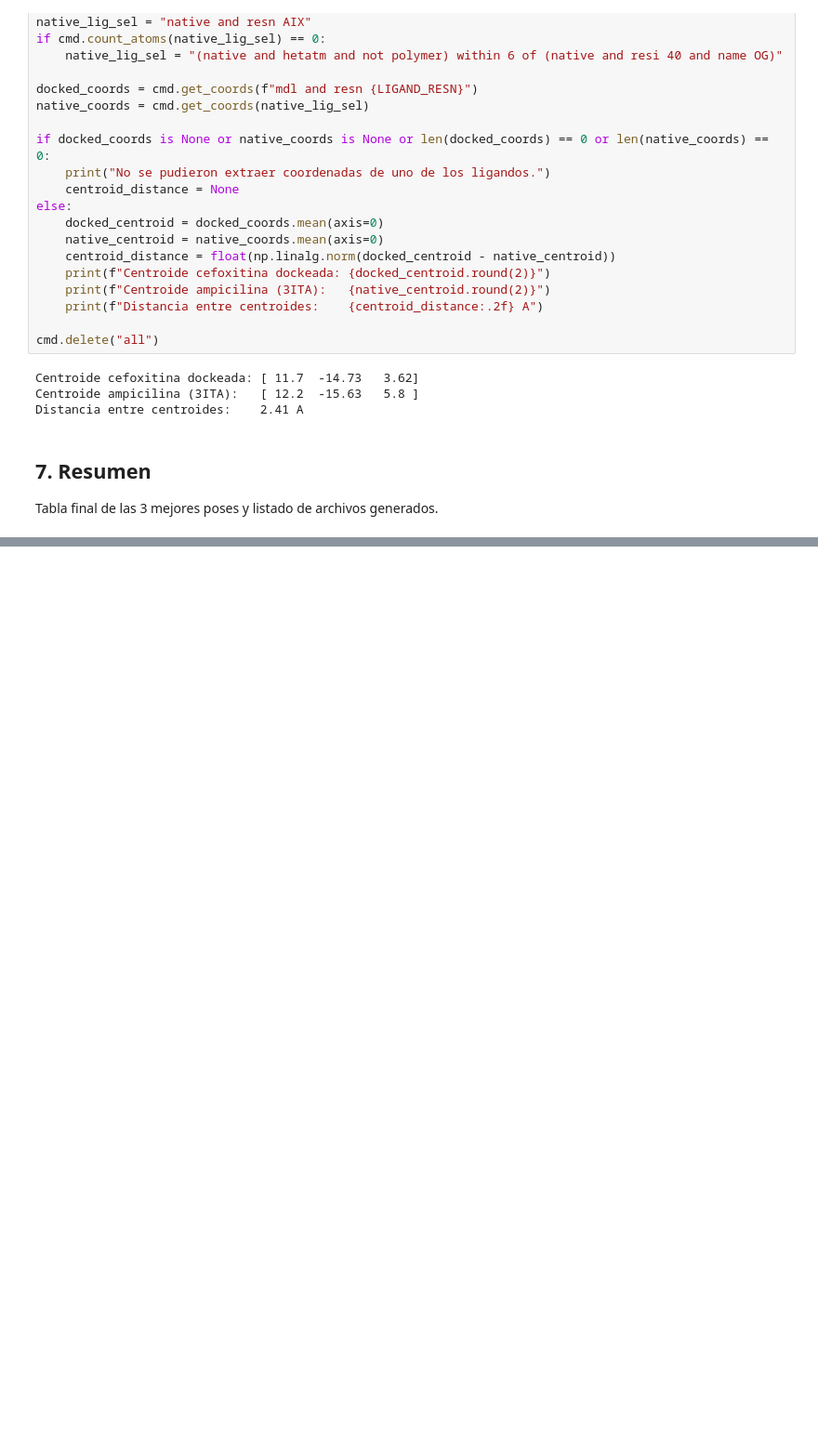
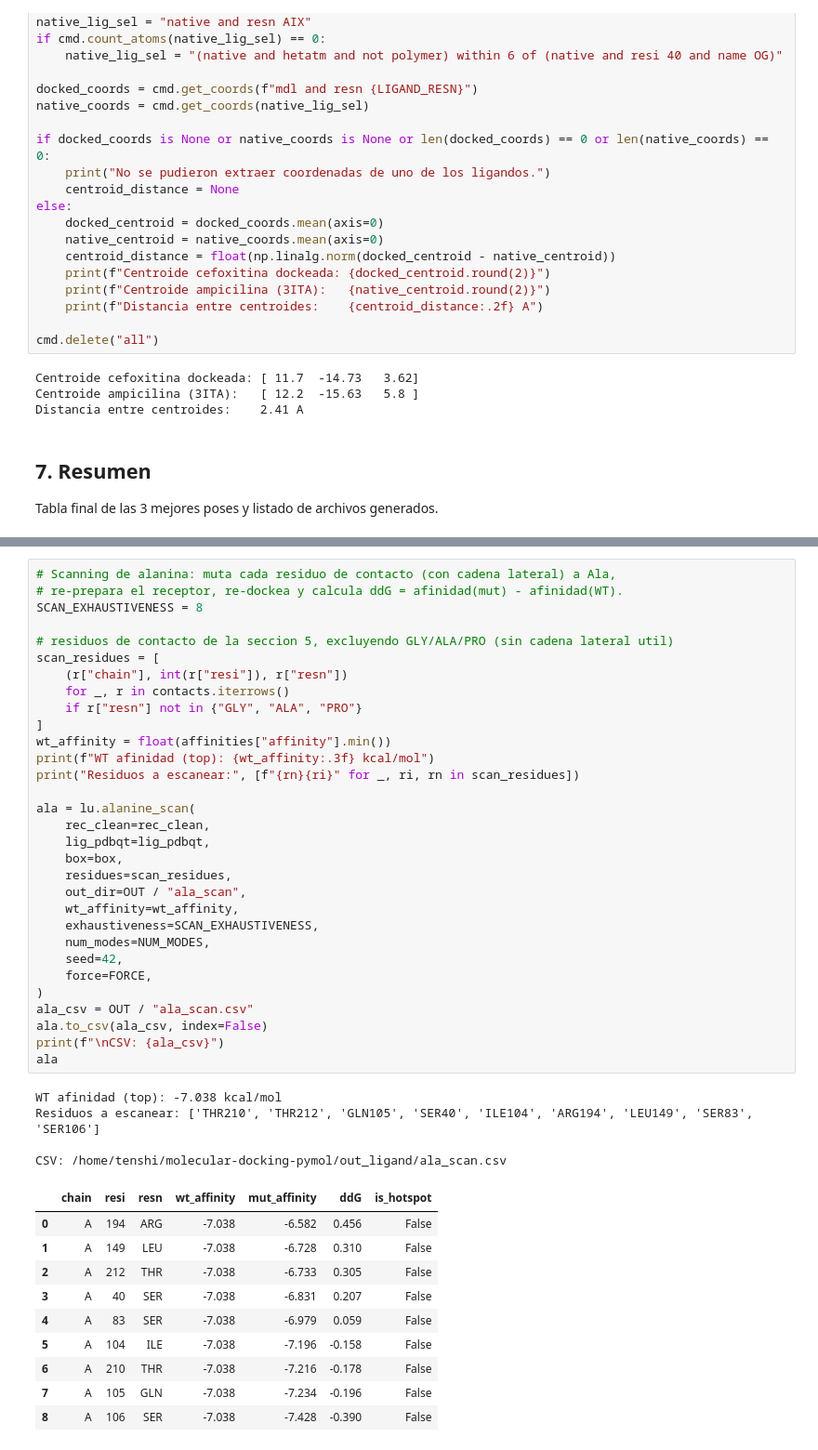
Before and after one commit to rralbertoroman/molecular-docking-pymol, a Jupyter notebook: ligand_docking.ipynb, the cells around one changed output, grey strips where cells are left out. Shown at 93% size. Drawn from its saved outputs; the diff is of its cells as text; blank space fills up the shorter version.

```diff
--- a/ligand_docking.ipynb
+++ b/ligand_docking.ipynb
@@ -397,0 +485,46 @@ Archivos generados:
+# %%
+# Scanning de alanina: muta cada residuo de contacto (con cadena lateral) a Ala,
+# re-prepara el receptor, re-dockea y calcula ddG = afinidad(mut) - afinidad(WT).
+SCAN_EXHAUSTIVENESS = 8
+
+# residuos de contacto de la seccion 5, excluyendo GLY/ALA/PRO (sin cadena lateral util)
+scan_residues = [
+    (r["chain"], int(r["resi"]), r["resn"])
+    for _, r in contacts.iterrows()
+    if r["resn"] not in {"GLY", "ALA", "PRO"}
+]
+wt_affinity = float(affinities["affinity"].min())
+print(f"WT afinidad (top): {wt_affinity:.3f} kcal/mol")
+print("Residuos a escanear:", [f"{rn}{ri}" for _, ri, rn in scan_residues])
+
+ala = lu.alanine_scan(
+    rec_clean=rec_clean,
+    lig_pdbqt=lig_pdbqt,
+    box=box,
+    residues=scan_residues,
+    out_dir=OUT / "ala_scan",
+    wt_affinity=wt_affinity,
+    exhaustiveness=SCAN_EXHAUSTIVENESS,
+    num_modes=NUM_MODES,
+    seed=42,
+    force=FORCE,
+)
+ala_csv = OUT / "ala_scan.csv"
+ala.to_csv(ala_csv, index=False)
+print(f"\nCSV: {ala_csv}")
+ala
+# %% [output]
+WT afinidad (top): -7.038 kcal/mol
+Residuos a escanear: ['THR210', 'THR212', 'GLN105', 'SER40', 'ILE104', 'ARG194', 'LEU149', 'SER83', 'SER106']
+
+CSV: /home/tenshi/molecular-docking-pymol/out_ligand/ala_scan.csv
+|  | chain | resi | resn | wt_affinity | mut_affinity | ddG | is_hotspot |
+| 0 | A | 194 | ARG | -7.038 | -6.582 | 0.456 | False |
+| 1 | A | 149 | LEU | -7.038 | -6.728 | 0.310 | False |
+| 2 | A | 212 | THR | -7.038 | -6.733 | 0.305 | False |
+| 3 | A | 40 | SER | -7.038 | -6.831 | 0.207 | False |
+| 4 | A | 83 | SER | -7.038 | -6.979 | 0.059 | False |
+| 5 | A | 104 | ILE | -7.038 | -7.196 | -0.158 | False |
+| 6 | A | 210 | THR | -7.038 | -7.216 | -0.178 | False |
+| 7 | A | 105 | GLN | -7.038 | -7.234 | -0.196 | False |
+| 8 | A | 106 | SER | -7.038 | -7.428 | -0.390 | False |
```
Also changed, not shown: parts of 14 cells of this notebook, 2 other files.
